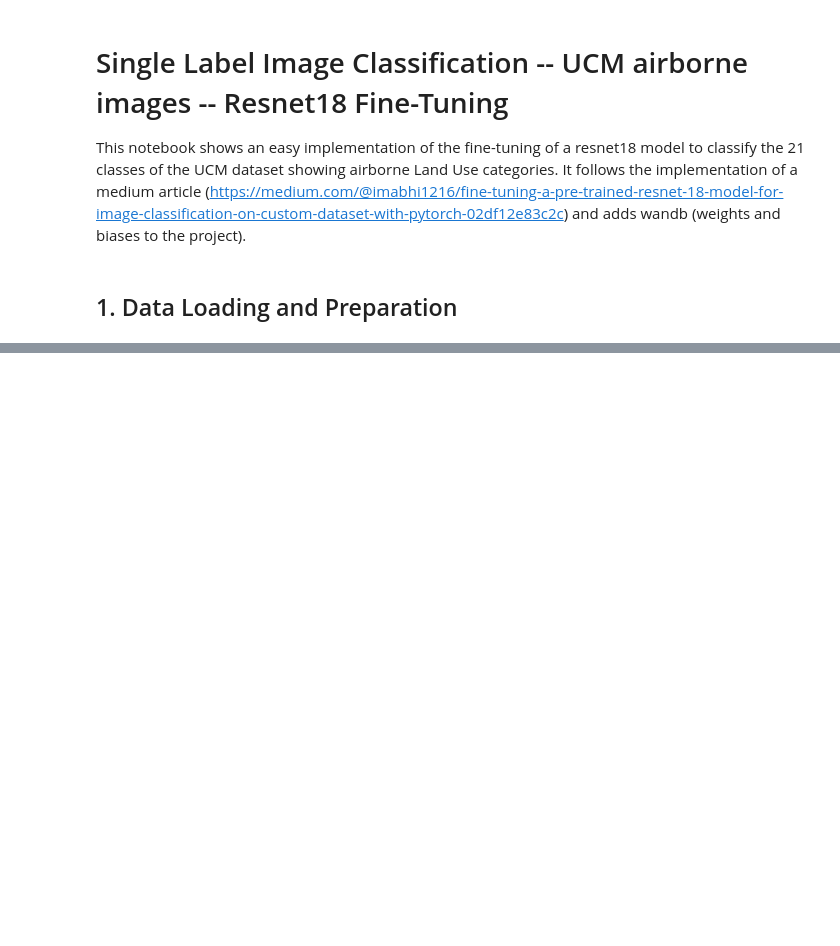
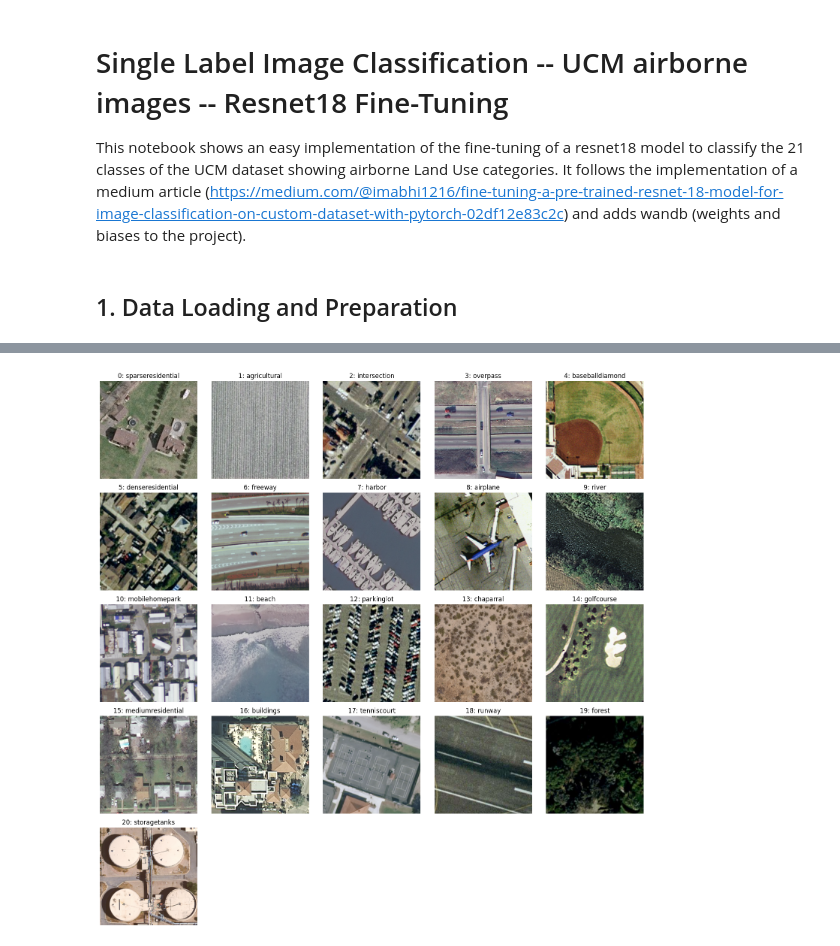
Before and after one commit to alexklupsch/wur_deep_learning, a Jupyter notebook: single_label_resnet18.ipynb, the cells around one changed output, grey strips where cells are left out. Cells and saved outputs as stored; diff of their text form; code cells hidden in the pictures; blank space fills up the shorter version.

Commit message:
updated the function to split into different datasets. Added a function to plot an image of each class.

```diff
--- a/single_label_resnet18.ipynb
+++ b/single_label_resnet18.ipynb
@@ -65,0 +80,45 @@ train_dataset, test_dataset = split_train_test(image_dict, test_ratio=0.15)
+# %%
+import matplotlib.pyplot as plt
+from PIL import Image
+
+def plot_first_per_class(data, index_to_class, cols=5, figsize=(15, 3)):
+    """
+    Plots the first image for each class.
+
+    Parameters:
+    - data: list of (image_path, label)
+    - index_to_class: dict {label_num: class_name}
+    - cols: number of columns in the grid
+    - figsize: base figure size (width, height per row)
+    """
+
+    # Collect first image per label
+    first_image_per_label = {}
+    for image_path, label in data:
+        if label not in first_image_per_label:
+            first_image_per_label[label] = image_path
+
+    labels = sorted(first_image_per_label.keys())
+    num_classes = len(labels)
+    rows = (num_classes + cols - 1) // cols
+
+    plt.figure(figsize=(figsize[0], figsize[1] * rows))
+
+    for i, label in enumerate(labels):
+        image_path = first_image_per_label[label]
+        class_name = index_to_class.get(label, "unknown")
+
+        with Image.open(image_path) as img:
+            img = img.convert("RGB")
+
+            plt.subplot(rows, cols, i + 1)
+            plt.imshow(img)
+            plt.title(f"{label}: {class_name}")
+            plt.axis("off")
+
+    plt.tight_layout()
+    plt.show()
+# %%
+plot_first_per_class(train_dataset, class_index_dict)
+# %% [output]
+[figure, added]
```
Also changed, not shown: parts of 3 cells of this notebook.
